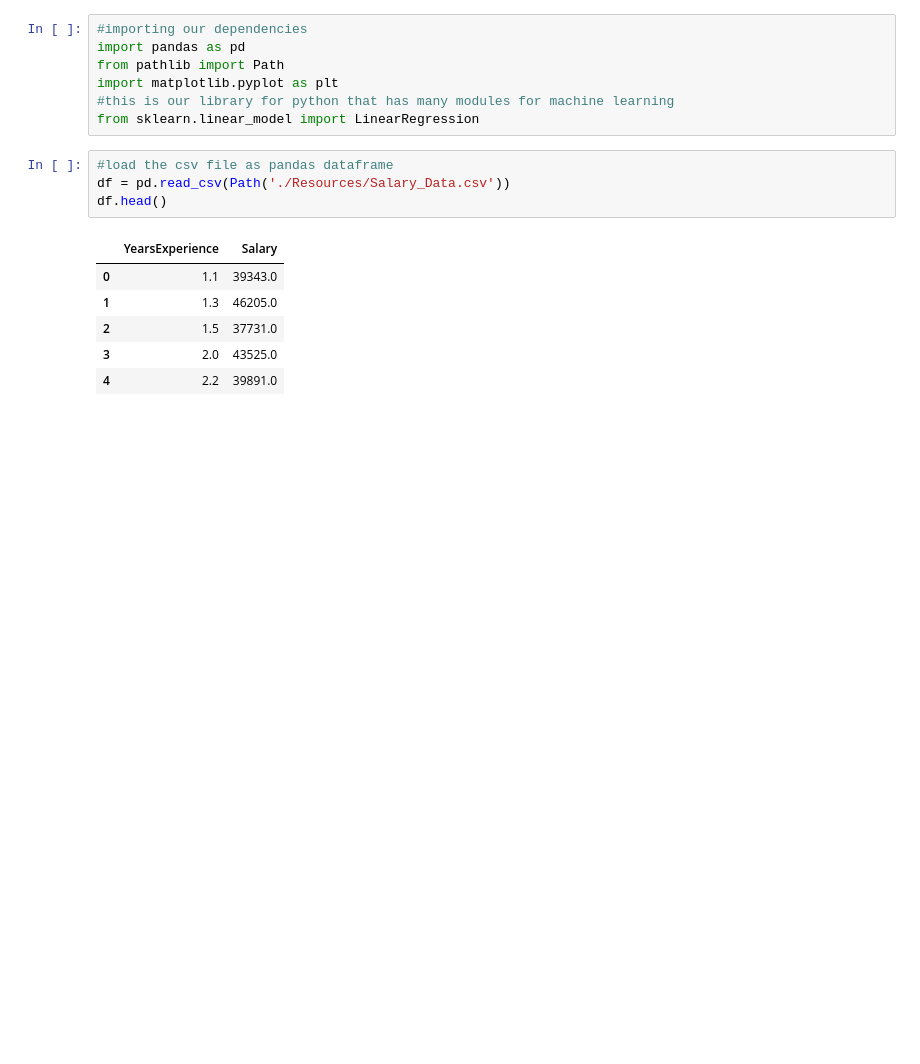
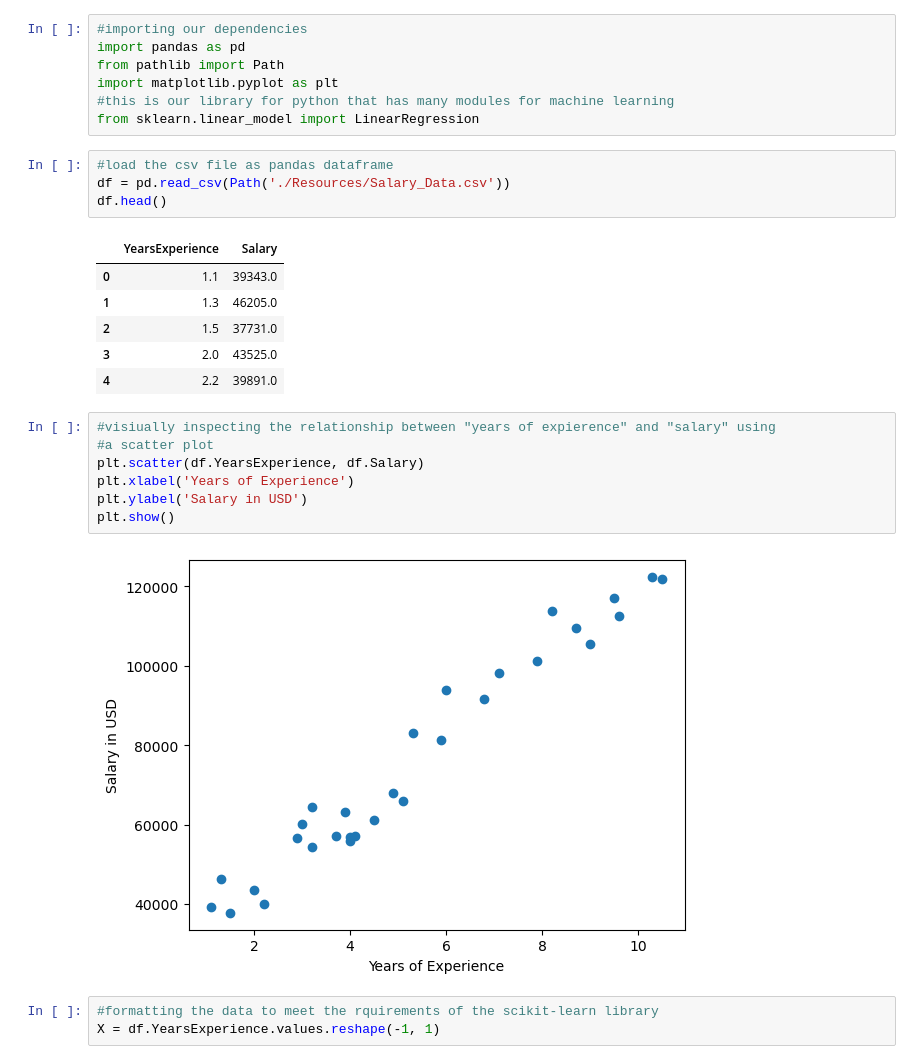
Before and after one commit to Levreka/Credit_Risk_Analysis, a Jupyter notebook: linear_regression_salary/linear_regression.ipynb, the cells around one changed output. Saved outputs shown, nothing was run; the diff lists cells and outputs as text; blank space fills up the shorter version.

```diff
--- a/linear_regression_salary/linear_regression.ipynb
+++ b/linear_regression_salary/linear_regression.ipynb
@@ -16,3 +16,15 @@ df.head()
 | 2 | 1.5 | 37731.0 |
 | 3 | 2.0 | 43525.0 |
 | 4 | 2.2 | 39891.0 |
+# %%
+#visiually inspecting the relationship between "years of expierence" and "salary" using
+#a scatter plot
+plt.scatter(df.YearsExperience, df.Salary)
+plt.xlabel('Years of Experience')
+plt.ylabel('Salary in USD')
+plt.show()
+# %% [output]
+[figure, added]
+# %%
+#formatting the data to meet the rquirements of the scikit-learn library
+X = df.YearsExperience.values.reshape(-1, 1)
```
Also changed, not shown: parts of 11 cells of this notebook.
